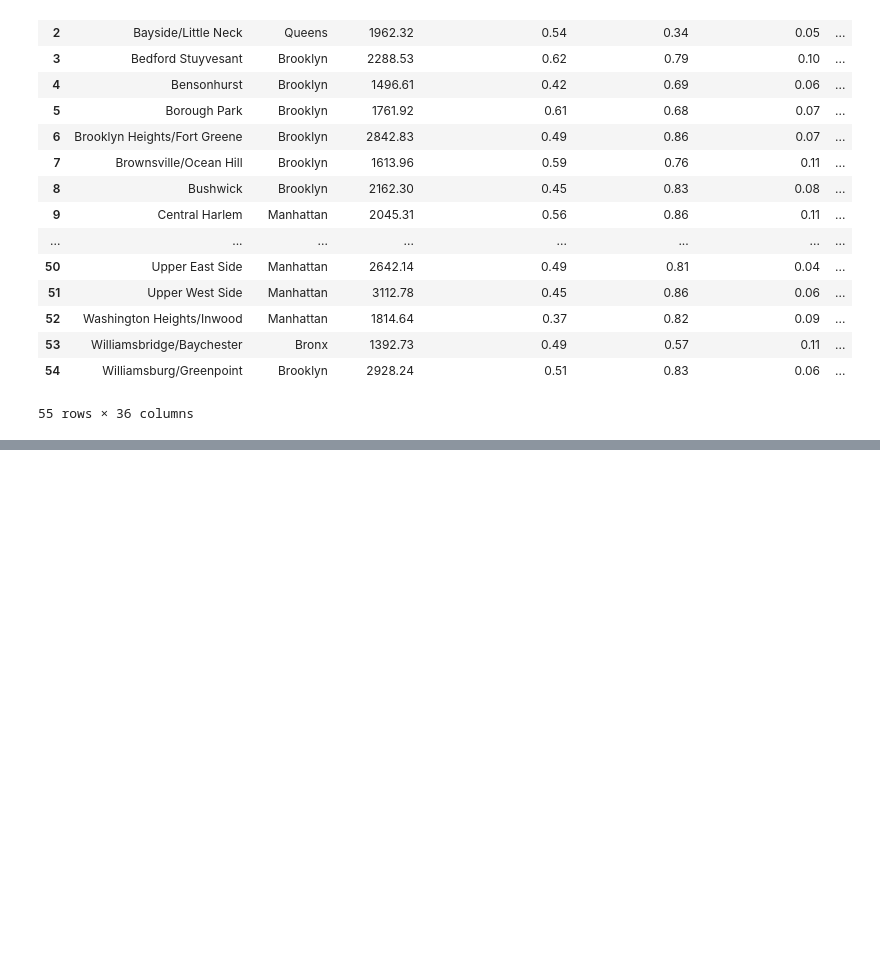
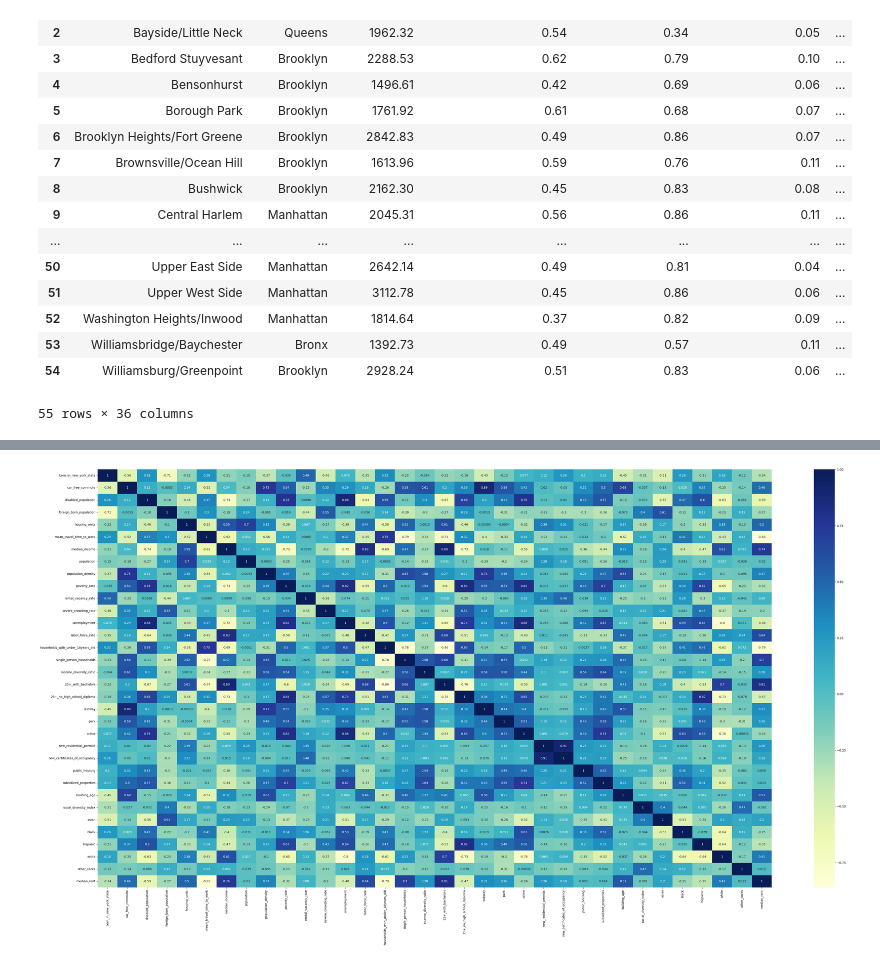
Before and after one commit to dcodess/NYCTownHallProject, a Jupyter notebook: archive/bingus.ipynb, the cells around one changed output, grey strips where cells are left out. Saved outputs shown, nothing was run; the diff lists cells and outputs as text; code cells hidden in the pictures; blank space fills up the shorter version.

```diff
--- a/archive/bingus.ipynb
+++ b/archive/bingus.ipynb
@@ -28,0 +55,2 @@ data
+# %%
+data.dropna(inplace=True)
@@ -28,0 +226,16 @@ data
+# %%
+# plt.figure(figsize = (15,8))
+# sns.heatmap(train_data.corr(), annot=True, cmap="YlGnBu")
+
+# Select only numeric columns
+numeric_train_data = train_data.select_dtypes(include=[np.number])
+
+# Create a correlation matrix for the numeric columns
+correlation_matrix = numeric_train_data.corr()
+
+# Create a heatmap
+plt.figure(figsize=(50, 25))
+sns.heatmap(correlation_matrix, annot=True, cmap="YlGnBu")
+plt.show()
+# %% [output]
+[figure, added]
```
Also changed, not shown: parts of 28 cells of this notebook, 1 other file.
